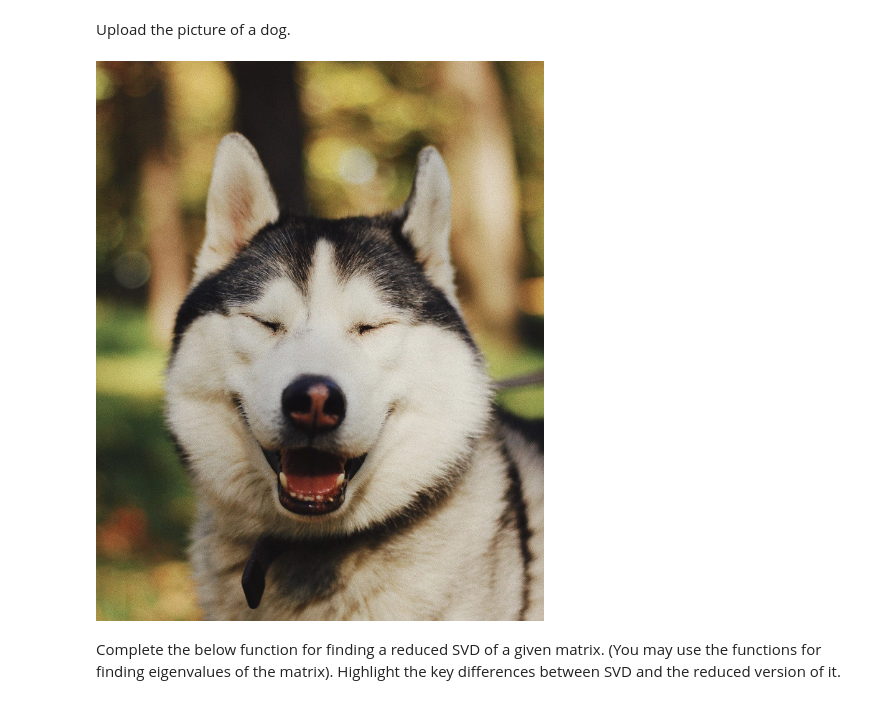
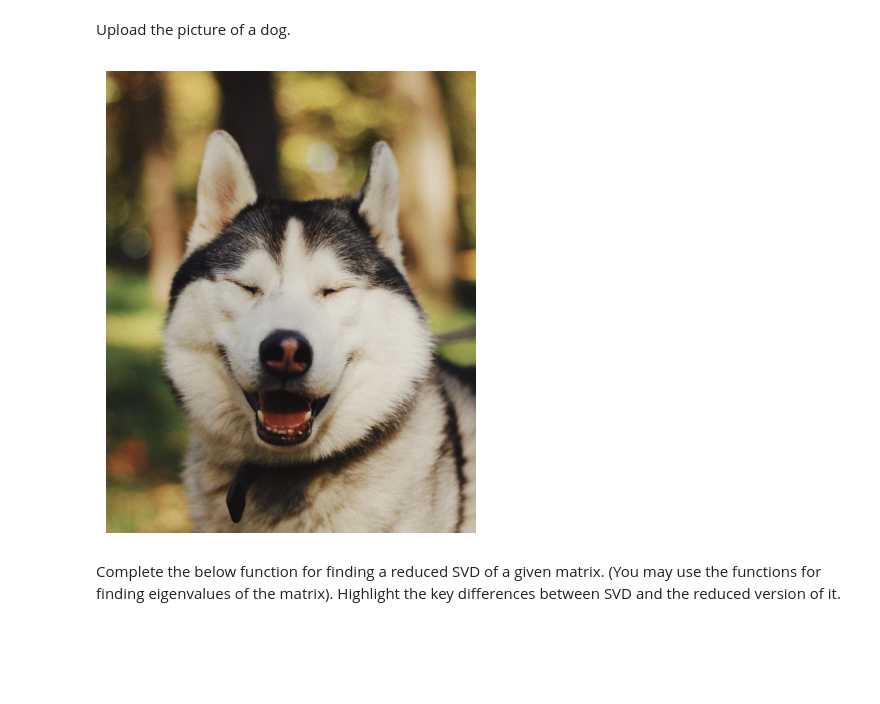
Before and after one commit to BohdanZasymovych/linear-algebra-lab-3-svd, a Jupyter notebook: LA_Lab_3.ipynb, the cells around one changed output. Saved outputs shown, nothing was run; the diff lists cells and outputs as text; code cells hidden in the pictures; blank space fills up the shorter version.

```diff
--- a/LA_Lab_3.ipynb
+++ b/LA_Lab_3.ipynb
@@ -216,13 +218,20 @@ How $SVD$ relates to matrises $Q, D, Q^T$ in spectral decomposition of this matr
 ## Image compression using SVD (1 pts)
 # %% [markdown]
 Upload the picture of a dog.
-# %%
-path = ...
-image = cv.imread(path)
-image = image.astype('float32')
-cv2_imshow(image)
-# %% [output]
-[figure, removed]
+# %%
+path = 'happy-dog.jpg'
+image = cv.imread(path)
+
+image_rgb = cv.cvtColor(image, cv.COLOR_BGR2RGB)
+
+plt.figure(figsize=(8, 6))
+plt.imshow(image_rgb)
+plt.axis('off')
+plt.show()
+
+image = image.astype('float32')
+# %% [output]
+[figure, added]
 # %% [markdown]
 Complete the below function for finding a reduced SVD of a given matrix. (You may use the functions for finding eigenvalues of the matrix). Highlight the key differences between SVD and the reduced version of it.
 # %%
```
Also changed, not shown: parts of 7 cells of this notebook.
